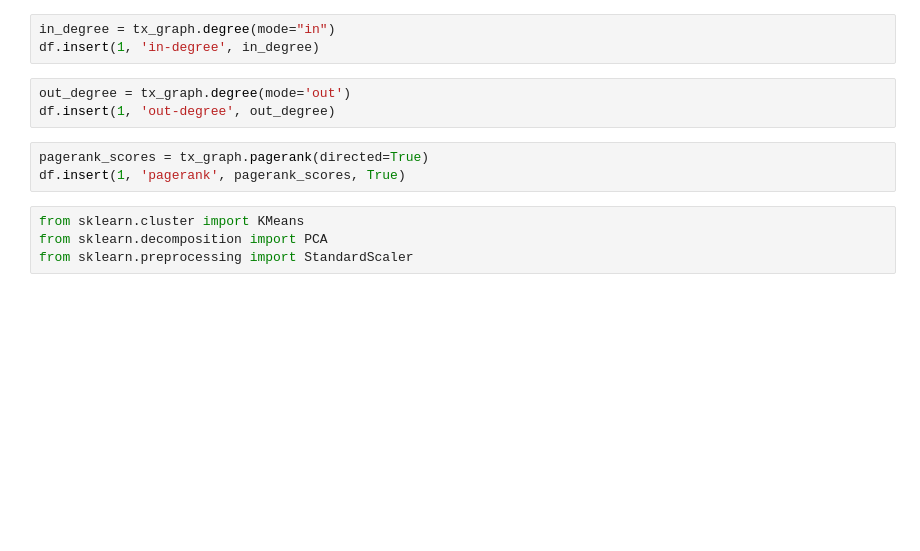
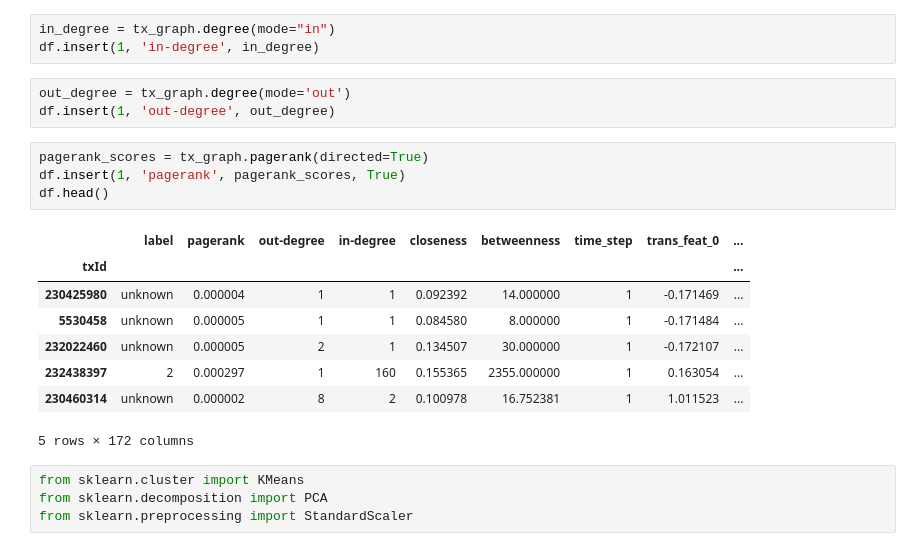
Before and after one commit to Roger987/Graph-Fraud-Detection, a Jupyter notebook: src/fraud_detection.ipynb, the cells around one changed output. Saved outputs shown, nothing was run; the diff lists cells and outputs as text; blank space fills up the shorter version.

```diff
--- a/src/fraud_detection.ipynb
+++ b/src/fraud_detection.ipynb
@@ -50,6 +50,16 @@ df.insert(1, 'out-degree', out_degree)
 # %%
 pagerank_scores = tx_graph.pagerank(directed=True)
 df.insert(1, 'pagerank', pagerank_scores, True)
+df.head()
+# %% [output]
+|  | label | pagerank | out-degree | in-degree | closeness | betweenness | time_step | trans_feat_0 | ... |
+| txId |  |  |  |  |  |  |  |  | ... |
+| 230425980 | unknown | 0.000004 | 1 | 1 | 0.092392 | 14.000000 | 1 | -0.171469 | ... |
+| 5530458 | unknown | 0.000005 | 1 | 1 | 0.084580 | 8.000000 | 1 | -0.171484 | ... |
+| 232022460 | unknown | 0.000005 | 2 | 1 | 0.134507 | 30.000000 | 1 | -0.172107 | ... |
+| 232438397 | 2 | 0.000297 | 1 | 160 | 0.155365 | 2355.000000 | 1 | 0.163054 | ... |
+| 230460314 | unknown | 0.000002 | 8 | 2 | 0.100978 | 16.752381 | 1 | 1.011523 | ... |
+5 rows × 172 columns
 # %%
 from sklearn.cluster import KMeans
 from sklearn.decomposition import PCA
```
Also changed, not shown: parts of 6 cells of this notebook.
